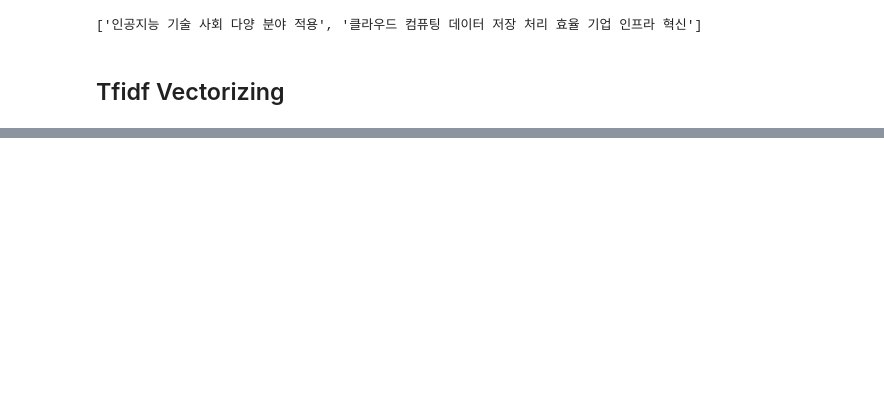
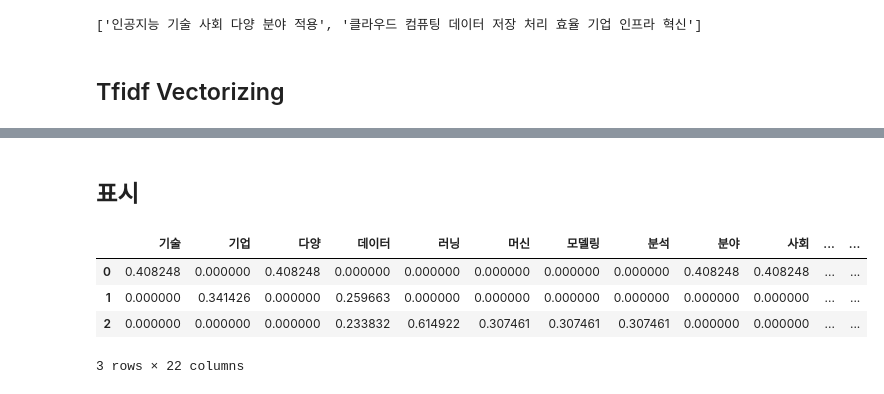
Before and after one commit to nohjuhyeon/study_AIs, a Jupyter notebook: docs/NLPs/07_wordcloud_korean_tokenizers.ipynb, the cells around one changed output, grey strips where cells are left out. Drawn from its saved outputs; the diff is of its cells as text; code cells hidden in the pictures; blank space fills up the shorter version.

```diff
--- a/docs/NLPs/07_wordcloud_korean_tokenizers.ipynb
+++ b/docs/NLPs/07_wordcloud_korean_tokenizers.ipynb
@@ -82,0 +156,12 @@ df_dtm.T
+# %% [markdown]
+## 표시
+# %%
+import pandas as pd
+df_dtm = pd.DataFrame(result_vectors.toarray(),columns = tfidfVectorizer.get_feature_names_out())
+df_dtm[:3]
+# %% [output]
+|  | 기술 | 기업 | 다양 | 데이터 | 러닝 | 머신 | 모델링 | 분석 | 분야 | 사회 | ... | ... |
+| 0 | 0.408248 | 0.000000 | 0.408248 | 0.000000 | 0.000000 | 0.000000 | 0.000000 | 0.000000 | 0.408248 | 0.408248 | ... | ... |
+| 1 | 0.000000 | 0.341426 | 0.000000 | 0.259663 | 0.000000 | 0.000000 | 0.000000 | 0.000000 | 0.000000 | 0.000000 | ... | ... |
+| 2 | 0.000000 | 0.000000 | 0.000000 | 0.233832 | 0.614922 | 0.307461 | 0.307461 | 0.307461 | 0.000000 | 0.000000 | ... | ... |
+3 rows × 22 columns
```
Also changed, not shown: parts of 15 cells of this notebook.
